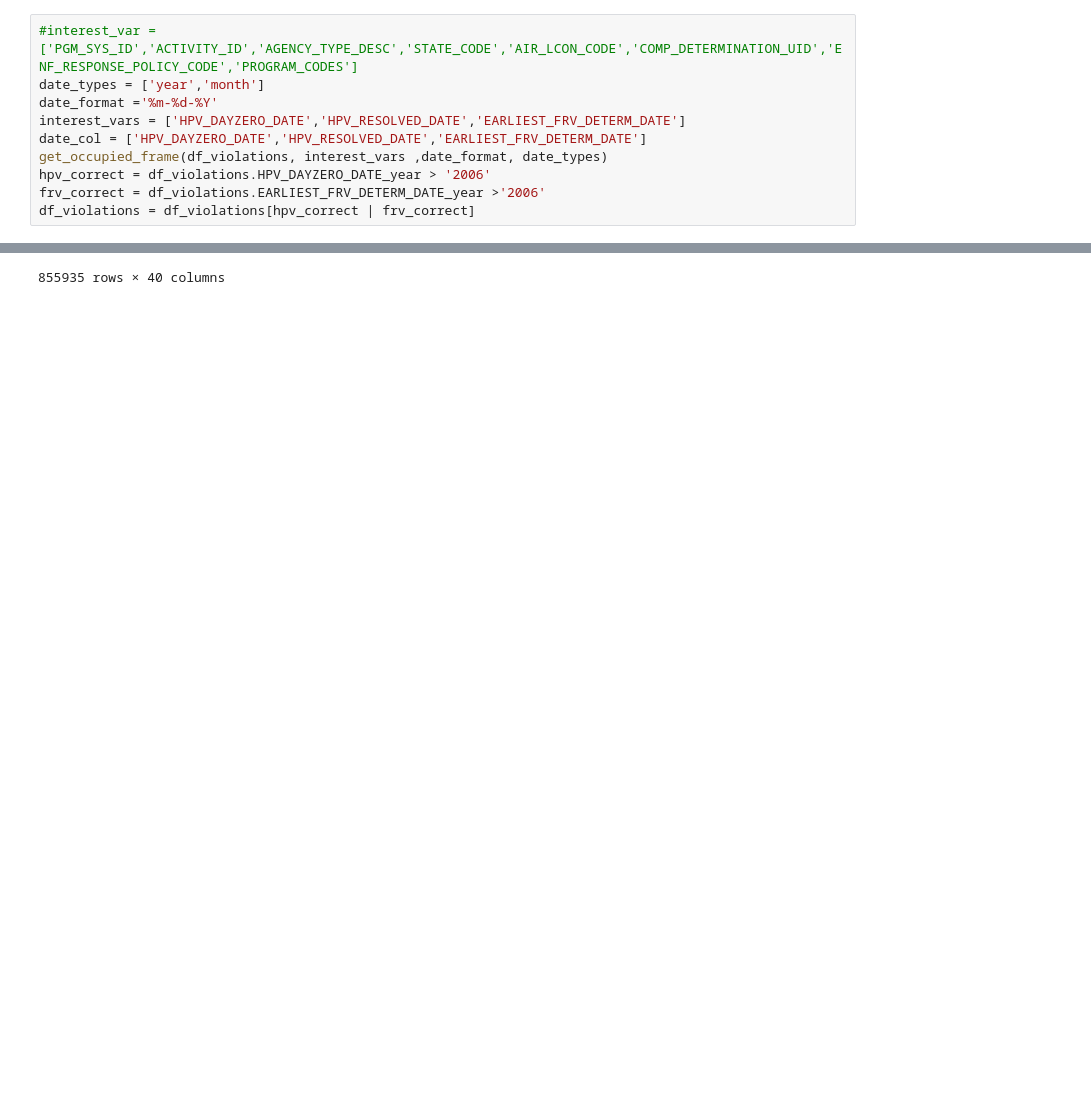
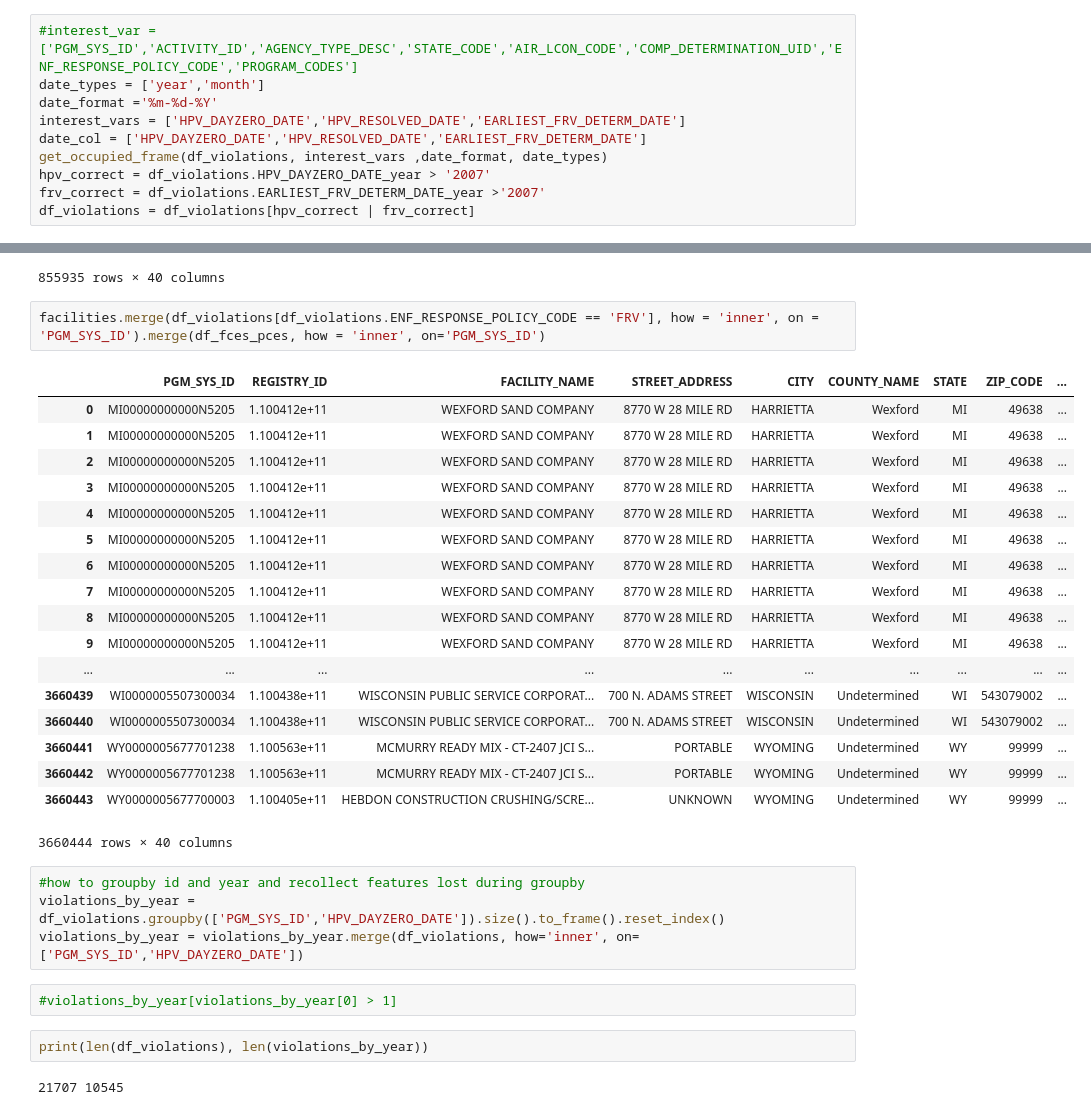
Before and after one commit to Aycrazy/ML_Project, a Jupyter notebook: ICIS_explore_2.ipynb, the cells around one changed output, grey strips where cells are left out. Drawn from its saved outputs; the diff is of its cells as text; blank space fills up the shorter version.

Commit message:
played with group bys check lines 618-619

```diff
--- a/ICIS_explore_2.ipynb
+++ b/ICIS_explore_2.ipynb
@@ -59,8 +59,8 @@ date_format ='%m-%d-%Y'
 interest_vars = ['HPV_DAYZERO_DATE','HPV_RESOLVED_DATE','EARLIEST_FRV_DETERM_DATE']
 date_col = ['HPV_DAYZERO_DATE','HPV_RESOLVED_DATE','EARLIEST_FRV_DETERM_DATE']
 get_occupied_frame(df_violations, interest_vars ,date_format, date_types)
-hpv_correct = df_violations.HPV_DAYZERO_DATE_year > '2006'
-frv_correct = df_violations.EARLIEST_FRV_DETERM_DATE_year >'2006'
+hpv_correct = df_violations.HPV_DAYZERO_DATE_year > '2007'
+frv_correct = df_violations.EARLIEST_FRV_DETERM_DATE_year >'2007'
 df_violations = df_violations[hpv_correct | frv_correct]
 # %% [output]
 ['year', 'month']
@@ -595,3 +588,34 @@ pd.merge(facilities, afs_facilities, how = 'left', left_on='FACILITY_NAME', righ
 | 855933 | SC00099000481 | 1.100171e+11 | DAWKINS CONCRETE PRODUCTS INC | 9191 HWY 3125 | CONVENT | Out of State | SC | 70723 | ... |
 | 855934 | SC00099000481 | 1.100171e+11 | DAWKINS CONCRETE PRODUCTS INC | 9191 HWY 3125 | CONVENT | Out of State | SC | 70723 | ... |
 855935 rows × 40 columns
+# %%
+facilities.merge(df_violations[df_violations.ENF_RESPONSE_POLICY_CODE == 'FRV'], how = 'inner', on = 'PGM_SYS_ID').merge(df_fces_pces, how = 'inner', on='PGM_SYS_ID')
+# %% [output]
+|  | PGM_SYS_ID | REGISTRY_ID | FACILITY_NAME | STREET_ADDRESS | CITY | COUNTY_NAME | STATE | ZIP_CODE | ... |
+| 0 | MI00000000000N5205 | 1.100412e+11 | WEXFORD SAND COMPANY | 8770 W 28 MILE RD | HARRIETTA | Wexford | MI | 49638 | ... |
+| 1 | MI00000000000N5205 | 1.100412e+11 | WEXFORD SAND COMPANY | 8770 W 28 MILE RD | HARRIETTA | Wexford | MI | 49638 | ... |
+| 2 | MI00000000000N5205 | 1.100412e+11 | WEXFORD SAND COMPANY | 8770 W 28 MILE RD | HARRIETTA | Wexford | MI | 49638 | ... |
+| 3 | MI00000000000N5205 | 1.100412e+11 | WEXFORD SAND COMPANY | 8770 W 28 MILE RD | HARRIETTA | Wexford | MI | 49638 | ... |
+| 4 | MI00000000000N5205 | 1.100412e+11 | WEXFORD SAND COMPANY | 8770 W 28 MILE RD | HARRIETTA | Wexford | MI | 49638 | ... |
+| 5 | MI00000000000N5205 | 1.100412e+11 | WEXFORD SAND COMPANY | 8770 W 28 MILE RD | HARRIETTA | Wexford | MI | 49638 | ... |
+| 6 | MI00000000000N5205 | 1.100412e+11 | WEXFORD SAND COMPANY | 8770 W 28 MILE RD | HARRIETTA | Wexford | MI | 49638 | ... |
+| 7 | MI00000000000N5205 | 1.100412e+11 | WEXFORD SAND COMPANY | 8770 W 28 MILE RD | HARRIETTA | Wexford | MI | 49638 | ... |
+| 8 | MI00000000000N5205 | 1.100412e+11 | WEXFORD SAND COMPANY | 8770 W 28 MILE RD | HARRIETTA | Wexford | MI | 49638 | ... |
+| 9 | MI00000000000N5205 | 1.100412e+11 | WEXFORD SAND COMPANY | 8770 W 28 MILE RD | HARRIETTA | Wexford | MI | 49638 | ... |
+| ... | ... | ... | ... | ... | ... | ... | ... | ... | ... |
+| 3660439 | WI0000005507300034 | 1.100438e+11 | WISCONSIN PUBLIC SERVICE CORPORAT... | 700 N. ADAMS STREET | WISCONSIN | Undetermined | WI | 543079002 | ... |
+| 3660440 | WI0000005507300034 | 1.100438e+11 | WISCONSIN PUBLIC SERVICE CORPORAT... | 700 N. ADAMS STREET | WISCONSIN | Undetermined | WI | 543079002 | ... |
+| 3660441 | WY0000005677701238 | 1.100563e+11 | MCMURRY READY MIX - CT-2407 JCI S... | PORTABLE | WYOMING | Undetermined | WY | 99999 | ... |
+| 3660442 | WY0000005677701238 | 1.100563e+11 | MCMURRY READY MIX - CT-2407 JCI S... | PORTABLE | WYOMING | Undetermined | WY | 99999 | ... |
+| 3660443 | WY0000005677700003 | 1.100405e+11 | HEBDON CONSTRUCTION CRUSHING/SCRE... | UNKNOWN | WYOMING | Undetermined | WY | 99999 | ... |
+3660444 rows × 40 columns
+# %%
+#how to groupby id and year and recollect features lost during groupby
+violations_by_year = df_violations.groupby(['PGM_SYS_ID','HPV_DAYZERO_DATE']).size().to_frame().reset_index()
+violations_by_year = violations_by_year.merge(df_violations, how='inner', on=['PGM_SYS_ID','HPV_DAYZERO_DATE'])
+# %%
+#violations_by_year[violations_by_year[0] > 1]
+# %%
+print(len(df_violations), len(violations_by_year))
+# %% [output]
+21707 10545
```
Also changed, not shown: parts of 16 cells of this notebook.
